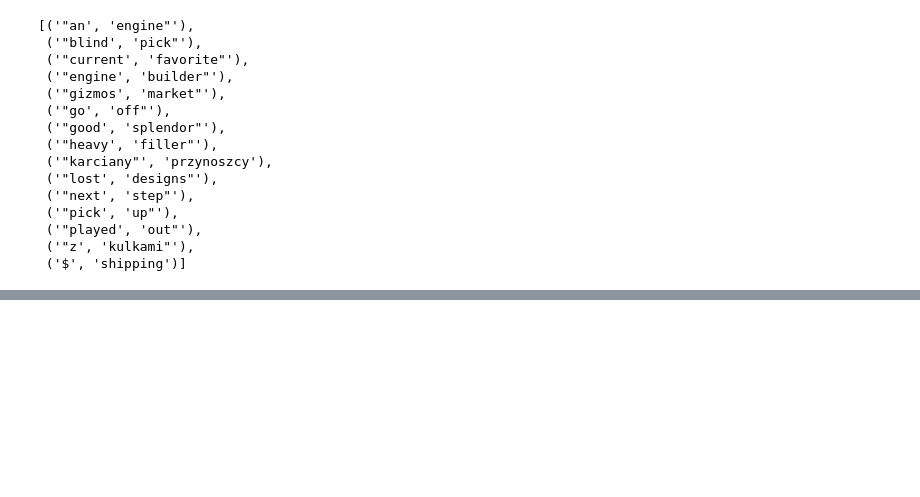
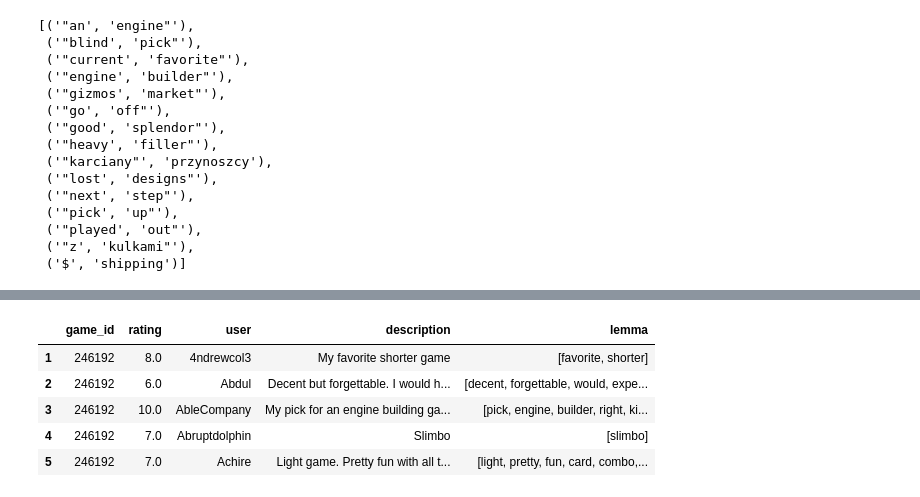
Before and after one commit to MarshallKrakauer/BGGAnalysis, a Jupyter notebook: DataCreationFiles/Game_Comments.ipynb, the cells around one changed output, grey strips where cells are left out. Drawn from its saved outputs; the diff is of its cells as text; code cells hidden in the pictures; blank space fills up the shorter version.

Commit message:
begin bag of words

```diff
--- a/DataCreationFiles/Game_Comments.ipynb
+++ b/DataCreationFiles/Game_Comments.ipynb
@@ -15,19 +23,20 @@ sns.set(rc={'figure.figsize':(10,8)})
 # %% [markdown]
 # UDF
 # %%
-def basic_clean(text):
+def make_lemma(text):
   """
-  A simple function to clean up the data. All the words that
-  are not designated as a stop word is then lemmatized after
-  encoding and basic regex parsing are performed.
+  Function to lemmatize and clean text
 
   From: https://towardsdatascience.com/from-dataframe-to-n-grams-e34e29df3460
   """
-  wnl = nltk.stem.WordNetLemmatizer()
-  stopwords = nltk.corpus.stopwords.words('english') + ADDITIONAL_STOPWORDS
+  word_lemma = nltk.stem.WordNetLemmatizer()
+  stopwords = nltk.corpus.stopwords.words('english')
+  stopwords.extend(['gizmos', 'feel', 'like', 'game'])
   text = (unicodedata.normalize('NFKD', text)
     .encode('ascii', 'ignore')
     .decode('utf-8', 'ignore')
     .lower())
   words = re.sub(r'[^\w\s]', '', text).split()
-  return [wnl.lemmatize(word) for word in words if word not in stopwords]
+  word_li = [word_lemma.lemmatize(word) for word in words if word not in stopwords]
+  # One last move: will replace building with builder, since there's no distinction in this case
+  return ['builder' if word == 'building' else word for word in word_li ]
@@ -147,0 +158,11 @@ finder.nbest(bigram_measures.pmi, 15)
+# %%
+has_rating.loc[:,'lemma'] = has_rating['description'].apply(make_lemma)
+# %%
+has_rating.head()
+# %% [output]
+|  | game_id | rating | user | description | lemma |
+| 1 | 246192 | 8.0 | 4ndrewcol3 | My favorite shorter game | [favorite, shorter] |
+| 2 | 246192 | 6.0 | Abdul | Decent but forgettable. I would h... | [decent, forgettable, would, expe... |
+| 3 | 246192 | 10.0 | AbleCompany | My pick for an engine building ga... | [pick, engine, builder, right, ki... |
+| 4 | 246192 | 7.0 | Abruptdolphin | Slimbo | [slimbo] |
+| 5 | 246192 | 7.0 | Achire | Light game. Pretty fun with all t... | [light, pretty, fun, card, combo,... |
```
Also changed, not shown: parts of 16 cells of this notebook.
